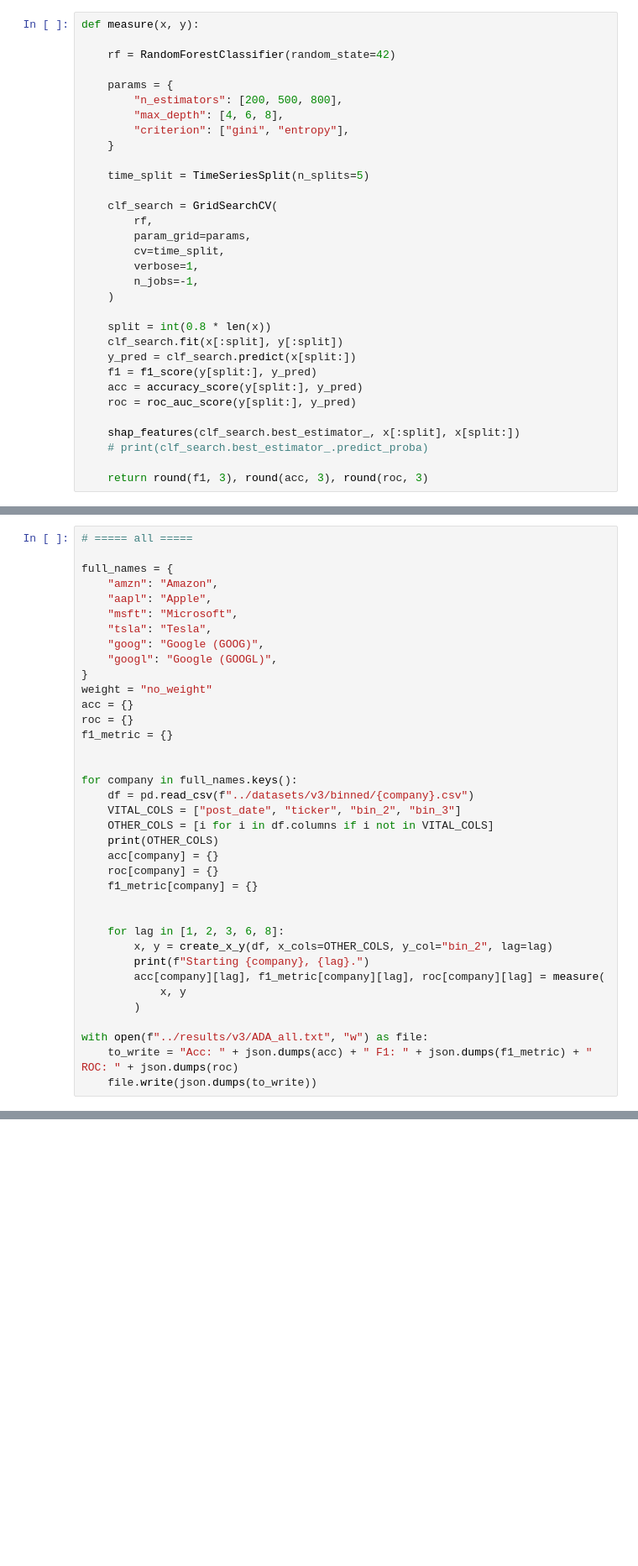
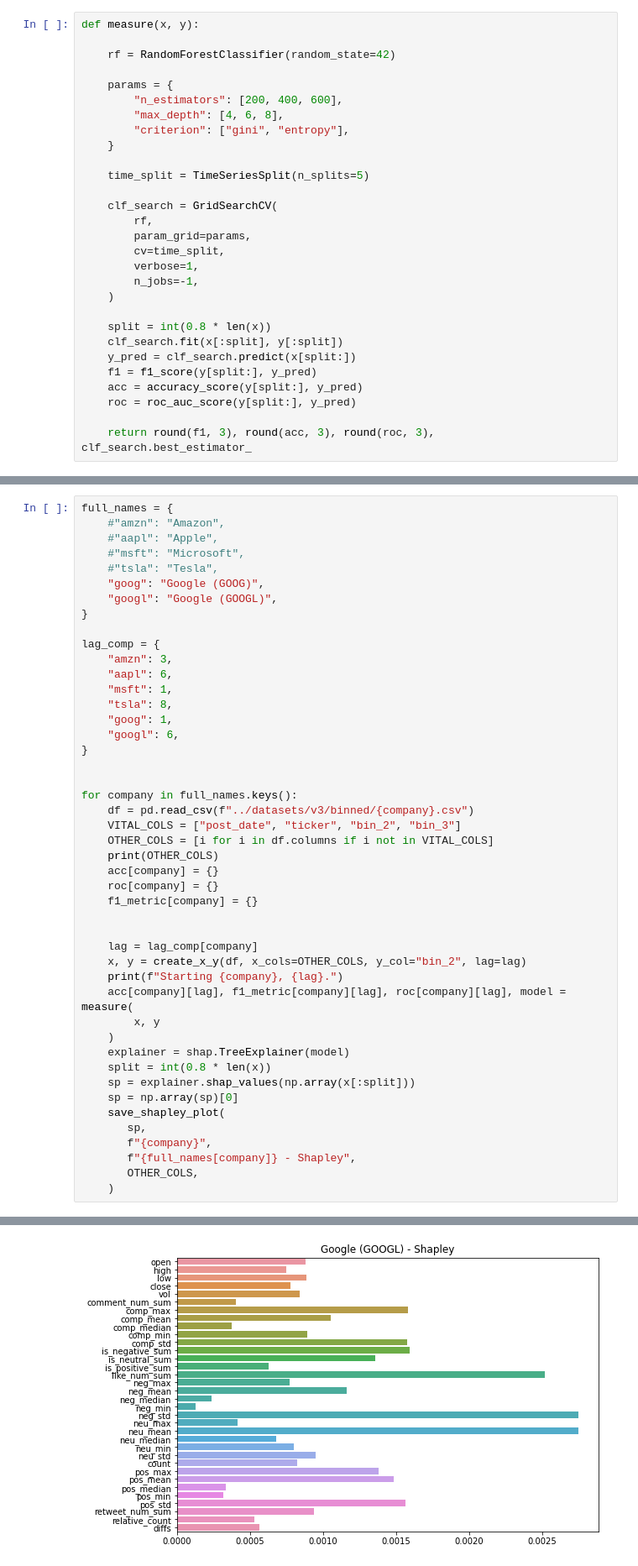
Before and after one commit to PatrykML/twitter_sentiment_stock_prediction, a Jupyter notebook: models/rf.ipynb, the cells around one changed output, grey strips where cells are left out. Shown at 84% size. Saved outputs shown, nothing was run; the diff lists cells and outputs as text; blank space fills up the shorter version.

```diff
--- a/models/rf.ipynb
+++ b/models/rf.ipynb
@@ -23,7 +46,7 @@ def measure(x, y):
     rf = RandomForestClassifier(random_state=42)
 
     params = {
-        "n_estimators": [200, 500, 800],
+        "n_estimators": [200, 400, 600],
         "max_depth": [4, 6, 8],
         "criterion": ["gini", "entropy"],
     }
@@ -45,8 +68,5 @@ def measure(x, y):
     acc = accuracy_score(y[split:], y_pred)
     roc = roc_auc_score(y[split:], y_pred)
 
-    shap_features(clf_search.best_estimator_, x[:split], x[split:])
-    # print(clf_search.best_estimator_.predict_proba)
-
-    return round(f1, 3), round(acc, 3), round(roc, 3)
+    return round(f1, 3), round(acc, 3), round(roc, 3), clf_search.best_estimator_
 # %%
@@ -126,18 +196,21 @@ with open(f"../results/v3/ADA_base.txt", "w") as file:
 # %%
-# ===== all =====
-
 full_names = {
-    "amzn": "Amazon",
-    "aapl": "Apple",
-    "msft": "Microsoft",
-    "tsla": "Tesla",
+    #"amzn": "Amazon",
+    #"aapl": "Apple",
+    #"msft": "Microsoft",
+    #"tsla": "Tesla",
     "goog": "Google (GOOG)",
     "googl": "Google (GOOGL)",
 }
-weight = "no_weight"
-acc = {}
-roc = {}
-f1_metric = {}
+
+lag_comp = {
+    "amzn": 3,
+    "aapl": 6,
+    "msft": 1,
+    "tsla": 8,
+    "goog": 1,
+    "googl": 6,
+}
 
 
 for company in full_names.keys():
@@ -150,13 +223,20 @@ for company in full_names.keys():
     f1_metric[company] = {}
 
 
-    for lag in [1, 2, 3, 6, 8]:
-        x, y = create_x_y(df, x_cols=OTHER_COLS, y_col="bin_2", lag=lag)
-        print(f"Starting {company}, {lag}.")
-        acc[company][lag], f1_metric[company][lag], roc[company][lag] = measure(
-            x, y
-        )
-
-with open(f"../results/v3/ADA_all.txt", "w") as file:
-    to_write = "Acc: " + json.dumps(acc) + " F1: " + json.dumps(f1_metric) + " ROC: " + json.dumps(roc)
-    file.write(json.dumps(to_write))
+    lag = lag_comp[company]
+    x, y = create_x_y(df, x_cols=OTHER_COLS, y_col="bin_2", lag=lag)
+    print(f"Starting {company}, {lag}.")
+    acc[company][lag], f1_metric[company][lag], roc[company][lag], model = measure(
+        x, y
+    )
+    explainer = shap.TreeExplainer(model)
+    split = int(0.8 * len(x))
+    sp = explainer.shap_values(np.array(x[:split]))
+    sp = np.array(sp)[0]
+    save_shapley_plot(
+       sp,
+       f"{company}",
+       f"{full_names[company]} - Shapley",
+       OTHER_COLS,
+    )
+# %% [output]
@@ -162,0 +249 @@ with open(f"../results/v3/ADA_all.txt", "w") as file:
+[figure, added]
```
Also changed, not shown: parts of 6 cells of this notebook, 11 other files.
